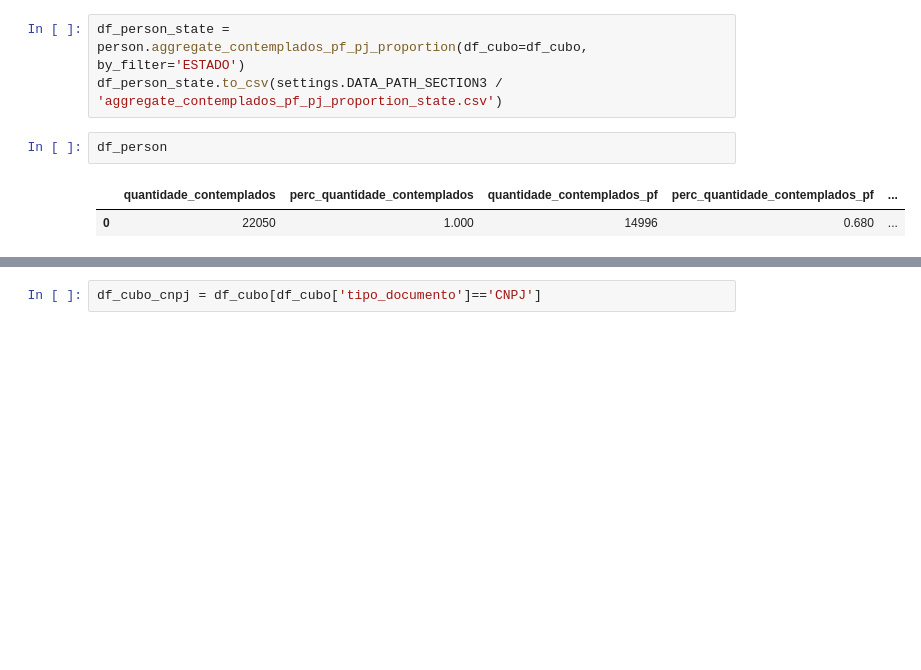
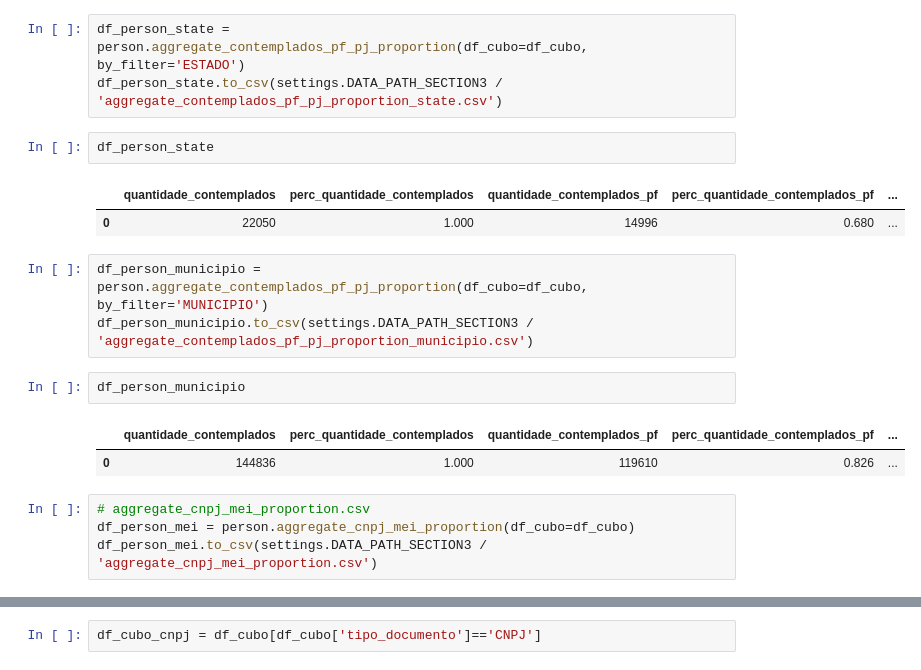
Before and after one commit to SGE-Subsecretaria-de-Gestao-Estrategica/pnab-data-vis, a Jupyter notebook: src/notebooks/gabriel_create_csv.ipynb, the cells around one changed output, grey strips where cells are left out. Drawn from its saved outputs; the diff is of its cells as text; blank space fills up the shorter version.

```diff
--- a/src/notebooks/gabriel_create_csv.ipynb
+++ b/src/notebooks/gabriel_create_csv.ipynb
@@ -395,8 +395,20 @@ df_person.to_csv(settings.DATA_PATH_SECTION3 / 'aggregate_contemplados_pf_pj_pro
 # %%
 df_person_state = person.aggregate_contemplados_pf_pj_proportion(df_cubo=df_cubo, by_filter='ESTADO')
 df_person_state.to_csv(settings.DATA_PATH_SECTION3 / 'aggregate_contemplados_pf_pj_proportion_state.csv')
-# %%
-df_person
-# %% [output]
-|  | quantidade_contemplados | perc_quantidade_contemplados | quantidade_contemplados_pf | perc_quantidade_contemplados_pf | ... |
-| 0 | 22050 | 1.000 | 14996 | 0.680 | ... |
+# %%
+df_person_state
+# %% [output]
+|  | quantidade_contemplados | perc_quantidade_contemplados | quantidade_contemplados_pf | perc_quantidade_contemplados_pf | ... |
+| 0 | 22050 | 1.000 | 14996 | 0.680 | ... |
+# %%
+df_person_municipio = person.aggregate_contemplados_pf_pj_proportion(df_cubo=df_cubo, by_filter='MUNICIPIO')
+df_person_municipio.to_csv(settings.DATA_PATH_SECTION3 / 'aggregate_contemplados_pf_pj_proportion_municipio.csv')
+# %%
+df_person_municipio
+# %% [output]
+|  | quantidade_contemplados | perc_quantidade_contemplados | quantidade_contemplados_pf | perc_quantidade_contemplados_pf | ... |
+| 0 | 144836 | 1.000 | 119610 | 0.826 | ... |
+# %%
+# aggregate_cnpj_mei_proportion.csv
+df_person_mei = person.aggregate_cnpj_mei_proportion(df_cubo=df_cubo)
+df_person_mei.to_csv(settings.DATA_PATH_SECTION3 / 'aggregate_cnpj_mei_proportion.csv')
```
Also changed, not shown: parts of 3 cells of this notebook, 3 other files.
